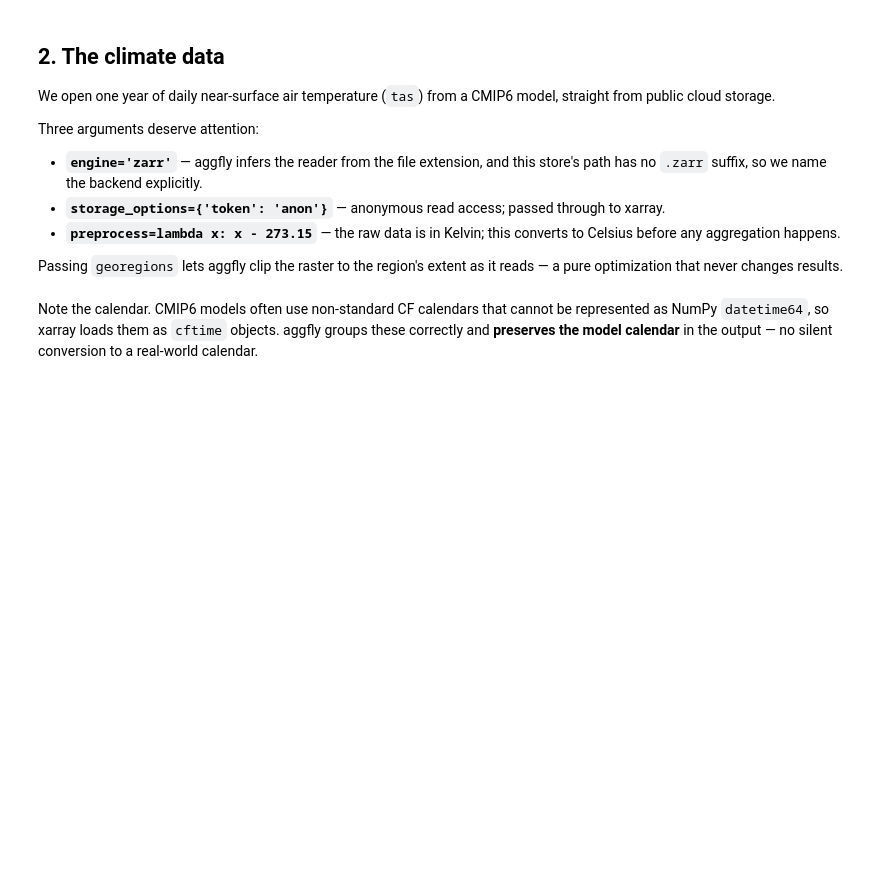
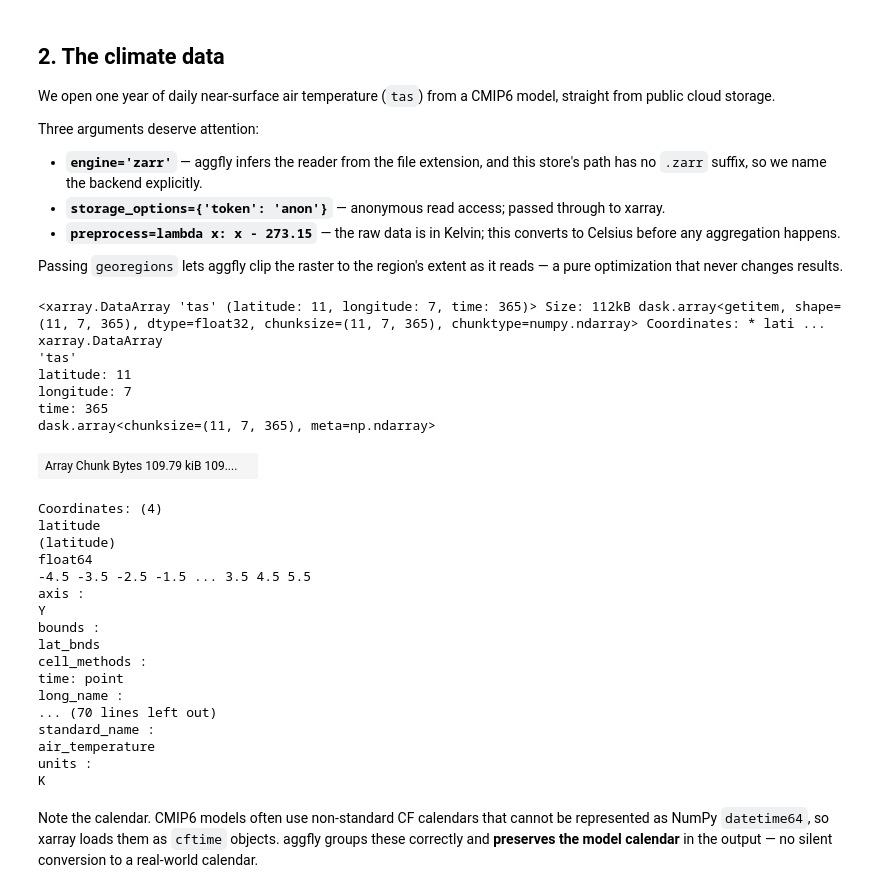
Before and after one commit to dylanhogan/aggfly, a Jupyter notebook: examples/notebooks/quickstart_public_data.ipynb, the cells around one changed output. Saved outputs shown, nothing was run; the diff lists cells and outputs as text; code cells hidden in the pictures; blank space fills up the shorter version.

```diff
--- a/examples/notebooks/quickstart_public_data.ipynb
+++ b/examples/notebooks/quickstart_public_data.ipynb
@@ -89,23 +98,49 @@ optimization that never changes results.
 # %%
 CMIP6_URL = ('gs://cmip6/CMIP6/CMIP/NOAA-GFDL/GFDL-CM4/'
              'historical/r1i1p1f1/day/tas/gr1/v20180701/')
 YEAR = 2010
 
 dataset = af.dataset_from_path(
     CMIP6_URL,
     var='tas',
     xycoords=('lon', 'lat'),          # this store names its coords lon/lat
     timecoord='time',
     time_sel=slice(f'{YEAR}-01-01', f'{YEAR}-12-31'),
     georegions=georegions,            # clip to the region extent while reading
     lon_is_360=True,                  # longitudes run 0-360, not -180-180
     preprocess=lambda x: x - 273.15,  # Kelvin -> Celsius
     chunks={'time': 365},
     engine='zarr',
     storage_options={'token': 'anon'},
 )
 
-dataset.da
+dataset
+# %% [output]
+<xarray.DataArray 'tas' (latitude: 11, longitude: 7, time: 365)> Size: 112kB dask.array<getitem, shape=(11, 7, 365), dtype=float32, chunksize=(11, 7, 365), chunktype=numpy.ndarray> Coordinates: * lati ...
+xarray.DataArray
+'tas'
+latitude: 11
+longitude: 7
+time: 365
+dask.array<chunksize=(11, 7, 365), meta=np.ndarray>
+| Array Chunk Bytes 109.79 kiB 109.... |  |
+Coordinates: (4)
+latitude
+(latitude)
+float64
+-4.5 -3.5 -2.5 -1.5 ... 3.5 4.5 5.5
+axis :
+Y
+bounds :
+lat_bnds
+cell_methods :
+time: point
+long_name :
+... (70 lines left out)
+standard_name :
+air_temperature
+units :
+K
 # %% [markdown]
 Note the calendar. CMIP6 models often use non-standard CF calendars that cannot be represented as
 NumPy `datetime64`, so xarray loads them as `cftime` objects. aggfly groups these correctly and
```
Also changed, not shown: parts of 18 cells of this notebook, 11 other files.
